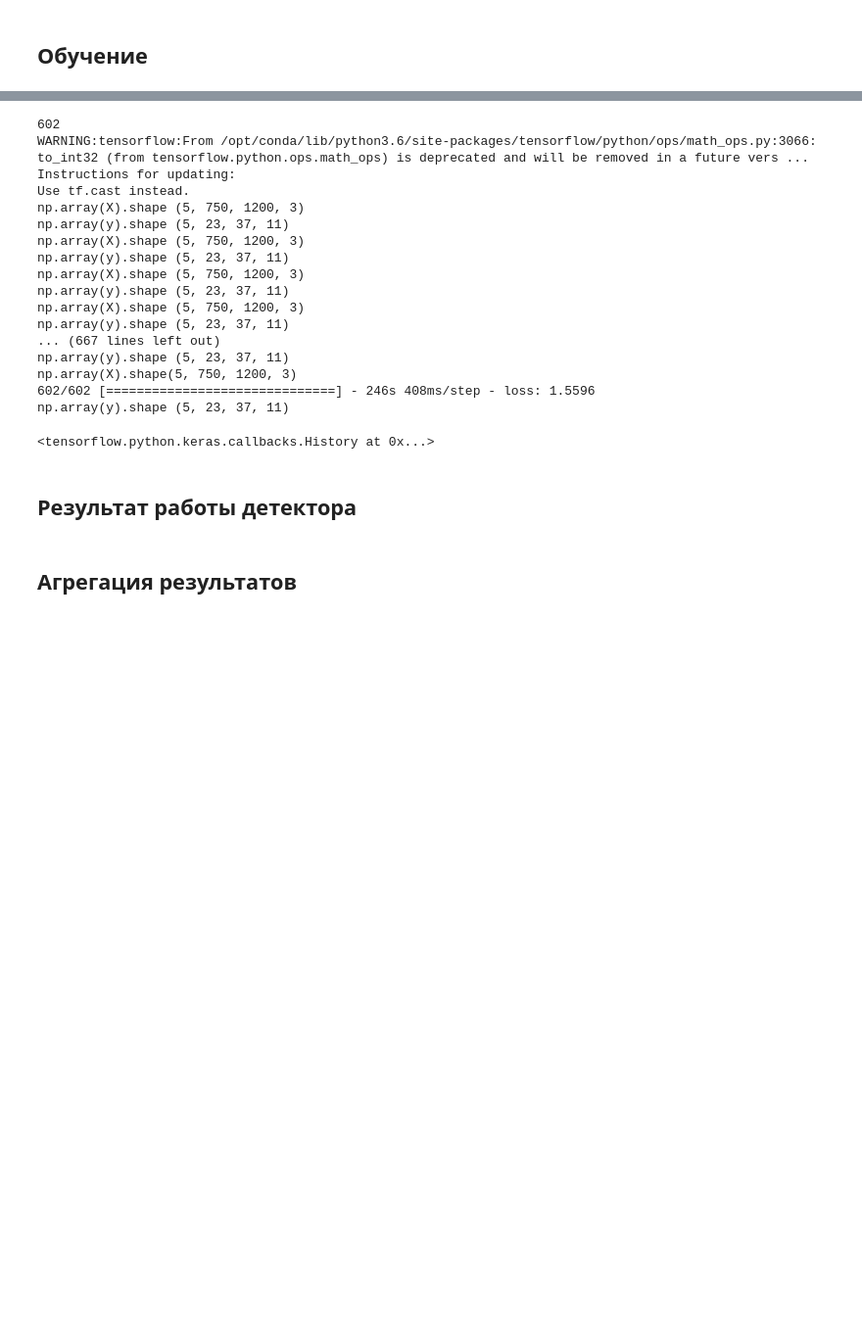
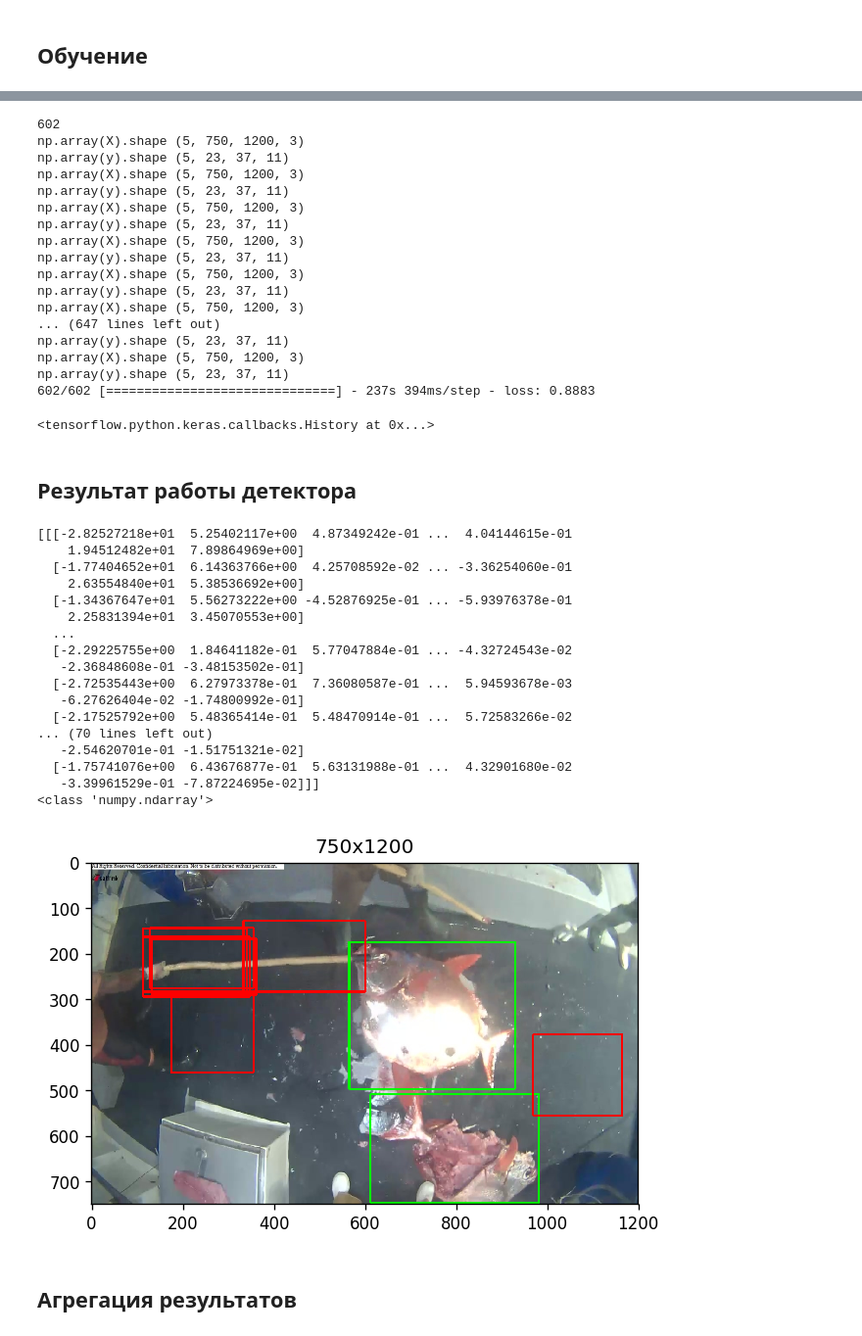
Before and after one commit to jkDina/computer_vision, a Jupyter notebook: aml-hw28/aml-hw28.ipynb, the cells around one changed output, grey strips where cells are left out. Shown at 98% size. Saved outputs shown, nothing was run; the diff lists cells and outputs as text; code cells hidden in the pictures; blank space fills up the shorter version.

```diff
--- a/aml-hw28/aml-hw28.ipynb
+++ b/aml-hw28/aml-hw28.ipynb
@@ -477,6 +471,10 @@ checkpoint = keras.callbacks.ModelCheckpoint(
     save_weights_only=False,
     mode='auto', period=1)
 
+lambda_cb = keras.callbacks.LambdaCallback(
+    on_batch_begin=lambda batch,logs: print('!!!!!!++++', batch)
+)
+
 model.fit_generator(generator=gen,
                     steps_per_epoch=steps_per_epoch,
                     epochs=1,
@@ -484,9 +482,6 @@ model.fit_generator(generator=gen,
     )
 # %% [output]
 602
-WARNING:tensorflow:From /opt/conda/lib/python3.6/site-packages/tensorflow/python/ops/math_ops.py:3066: to_int32 (from tensorflow.python.ops.math_ops) is deprecated and will be removed in a future vers ...
-Instructions for updating:
-Use tf.cast instead.
 np.array(X).shape (5, 750, 1200, 3)
 np.array(y).shape (5, 23, 37, 11)
 np.array(X).shape (5, 750, 1200, 3)
@@ -495,27 +490,52 @@ np.array(X).shape (5, 750, 1200, 3)
 np.array(y).shape (5, 23, 37, 11)
 np.array(X).shape (5, 750, 1200, 3)
 np.array(y).shape (5, 23, 37, 11)
-... (667 lines left out)
+np.array(X).shape (5, 750, 1200, 3)
 np.array(y).shape (5, 23, 37, 11)
-np.array(X).shape(5, 750, 1200, 3)
-602/602 [==============================] - 246s 408ms/step - loss: 1.5596
+np.array(X).shape (5, 750, 1200, 3)
+... (647 lines left out)
 np.array(y).shape (5, 23, 37, 11)
+np.array(X).shape (5, 750, 1200, 3)
+np.array(y).shape (5, 23, 37, 11)
+602/602 [==============================] - 237s 394ms/step - loss: 0.8883
 <tensorflow.python.keras.callbacks.History at 0x...>
 # %% [markdown]
 ## Результат работы детектора
 # %%
-example = boxes['lag'][17]
+np.set_printoptions(threshold=20)
+example = boxes['lag'][15]
 
 _, sample_img = load_img(example['filename'])
 pred = model.predict(np.array([sample_img,]))[0]
+print(pred)
+print(type(pred))
 
 decoded = decode_prediction(pred, conf_thr=0.)
 decoded = sorted(decoded, key=lambda e: -e['conf'])
 
 plt.figure(figsize=(6, 6), dpi=120)
-img = draw_boxes(example, decoded[:3], (IMG_WIDTH, IMG_HEIGHT))
+img = draw_boxes(example, decoded[:7], (IMG_WIDTH, IMG_HEIGHT))
 plt.imshow(img)
 plt.title('{}x{}'.format(*img.shape));
+# %% [output]
+[[[-2.82527218e+01  5.25402117e+00  4.87349242e-01 ...  4.04144615e-01
+    1.94512482e+01  7.89864969e+00]
+  [-1.77404652e+01  6.14363766e+00  4.25708592e-02 ... -3.36254060e-01
+    2.63554840e+01  5.38536692e+00]
+  [-1.34367647e+01  5.56273222e+00 -4.52876925e-01 ... -5.93976378e-01
+    2.25831394e+01  3.45070553e+00]
+  ...
+  [-2.29225755e+00  1.84641182e-01  5.77047884e-01 ... -4.32724543e-02
+   -2.36848608e-01 -3.48153502e-01]
+  [-2.72535443e+00  6.27973378e-01  7.36080587e-01 ...  5.94593678e-03
+   -6.27626404e-02 -1.74800992e-01]
+  [-2.17525792e+00  5.48365414e-01  5.48470914e-01 ...  5.72583266e-02
+... (70 lines left out)
+   -2.54620701e-01 -1.51751321e-02]
+  [-1.75741076e+00  6.43676877e-01  5.63131988e-01 ...  4.32901680e-02
+   -3.39961529e-01 -7.87224695e-02]]]
+<class 'numpy.ndarray'>
+[figure, added]
 # %% [markdown]
 ## Агрегация результатов
 # %%
```
Also changed, not shown: parts of 6 cells of this notebook.
